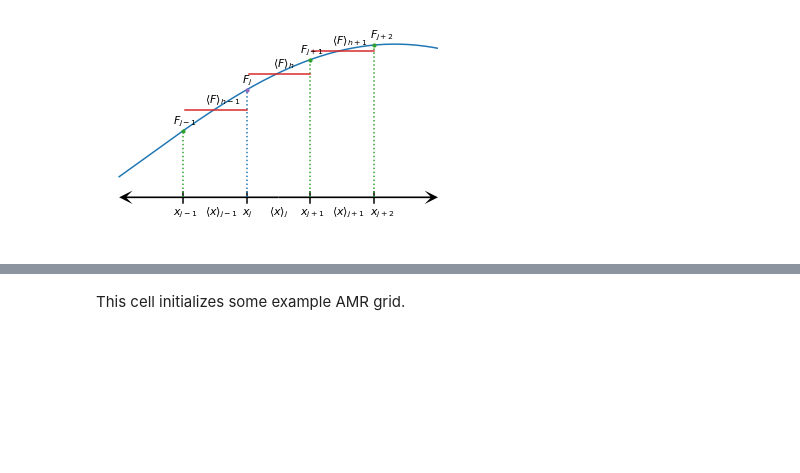
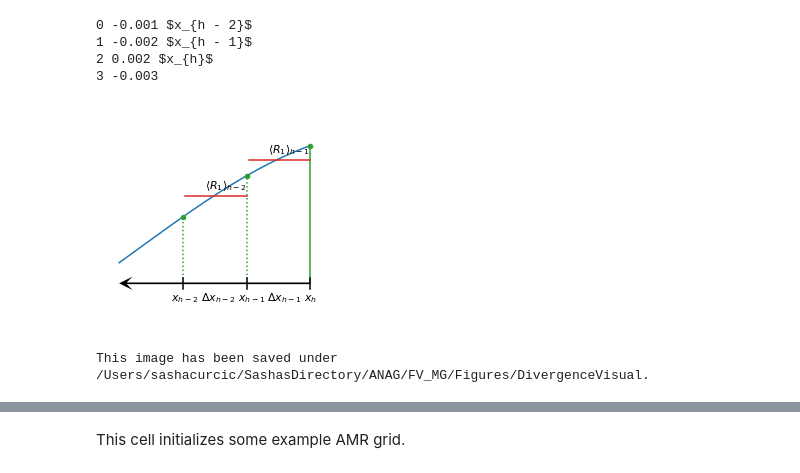
Before and after one commit to 88Sasha88/FV_MG, a Jupyter notebook: AMRDemo.ipynb, the cells around one changed output, grey strips where cells are left out. Cells and saved outputs as stored; diff of their text form; code cells hidden in the pictures; blank space fills up the shorter version.

Commit message:
You've got your visuals nearly~ perfect.

```diff
--- a/AMRDemo.ipynb
+++ b/AMRDemo.ipynb
@@ -44,4 +75,9 @@ This image has been saved under /Users/sashacurcic/SashasDirectory/ANAG/FV_MG/Fi
 # %%
-PT.DivergVis(save = False, matVis = 'R1')
+PT.DivergVis(save = True, matVis = 'R1')
 # %% [output]
+0 -0.001 $x_{h - 2}$
+1 -0.002 $x_{h - 1}$
+2 0.002 $x_{h}$
+3 -0.003
-[figure, old version]
+[figure, new version]
+This image has been saved under /Users/sashacurcic/SashasDirectory/ANAG/FV_MG/Figures/DivergenceVisual.
```
Also changed, not shown: parts of 7 cells of this notebook, 1 other file.
